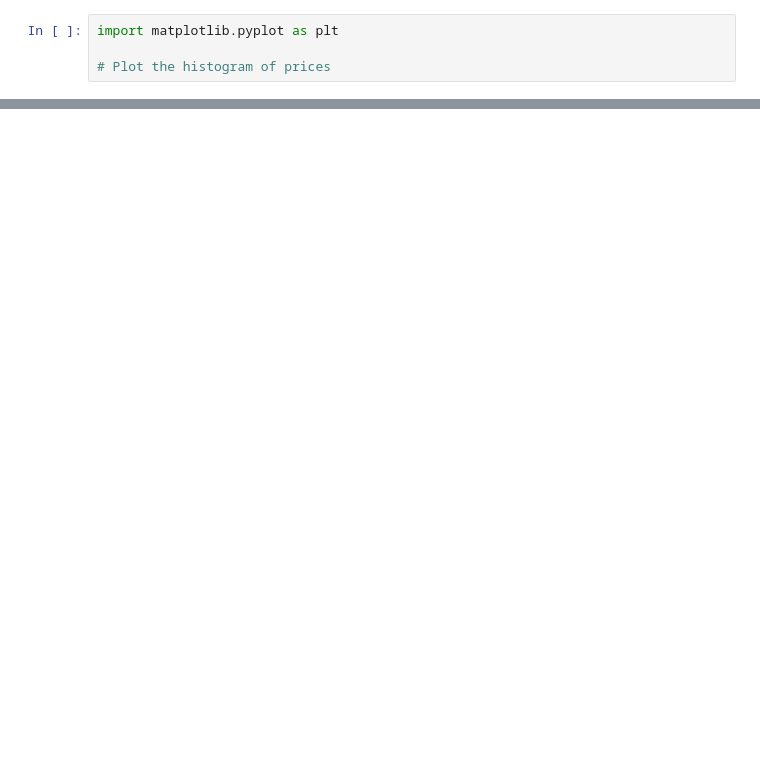
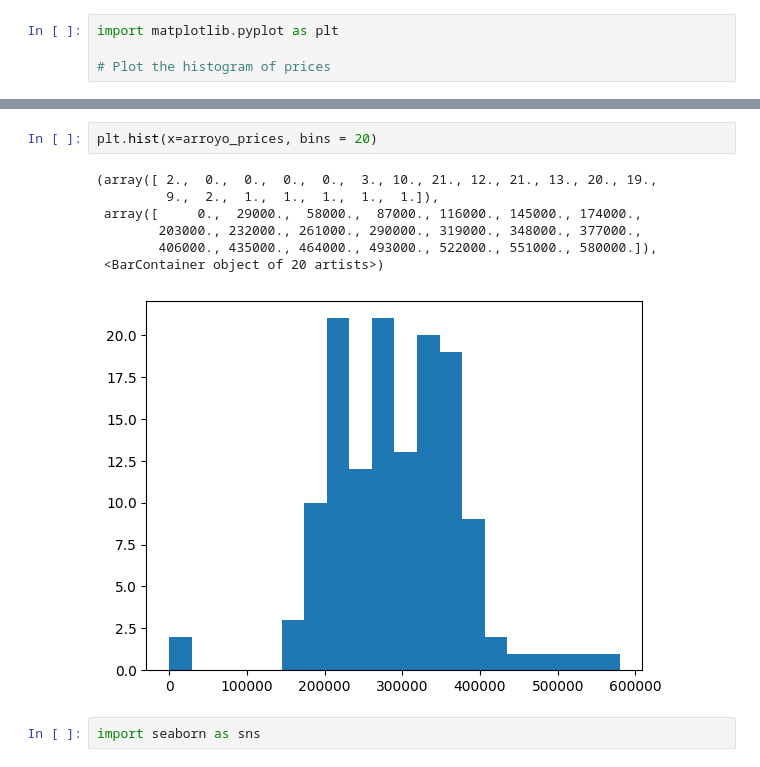
Before and after one commit to 4GeeksAcademy/sfreagin-data-clean-up-pandas-for-beginners-project, a Jupyter notebook: project.ipynb, the cells around one changed output, grey strips where cells are left out. Drawn from its saved outputs; the diff is of its cells as text; blank space fills up the shorter version.

```diff
--- a/project.ipynb
+++ b/project.ipynb
@@ -158,0 +374,12 @@ import matplotlib.pyplot as plt
+# %%
+plt.hist(x=arroyo_prices, bins = 20)
+# %% [output]
+(array([ 2.,  0.,  0.,  0.,  0.,  3., 10., 21., 12., 21., 13., 20., 19.,
+         9.,  2.,  1.,  1.,  1.,  1.,  1.]),
+ array([     0.,  29000.,  58000.,  87000., 116000., 145000., 174000.,
+        203000., 232000., 261000., 290000., 319000., 348000., 377000.,
+        406000., 435000., 464000., 493000., 522000., 551000., 580000.]),
+ <BarContainer object of 20 artists>)
+[figure, added]
+# %%
+import seaborn as sns
```
Also changed, not shown: parts of 31 cells of this notebook.
